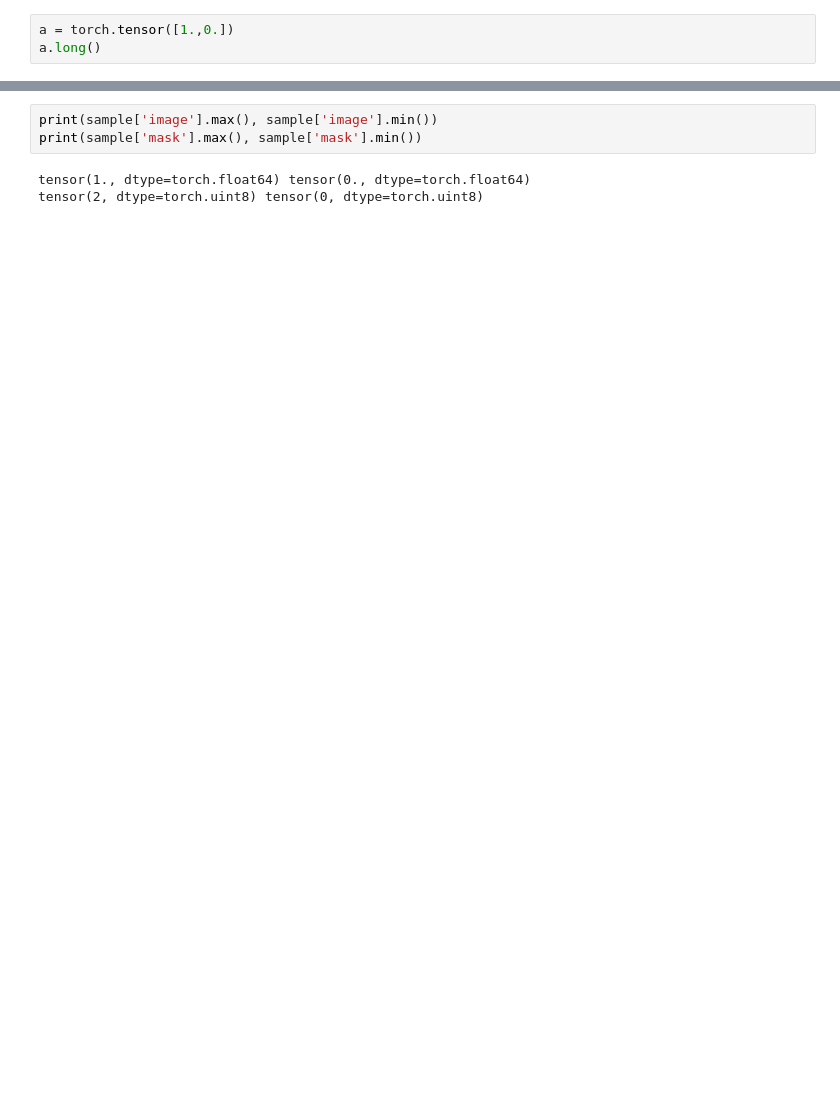
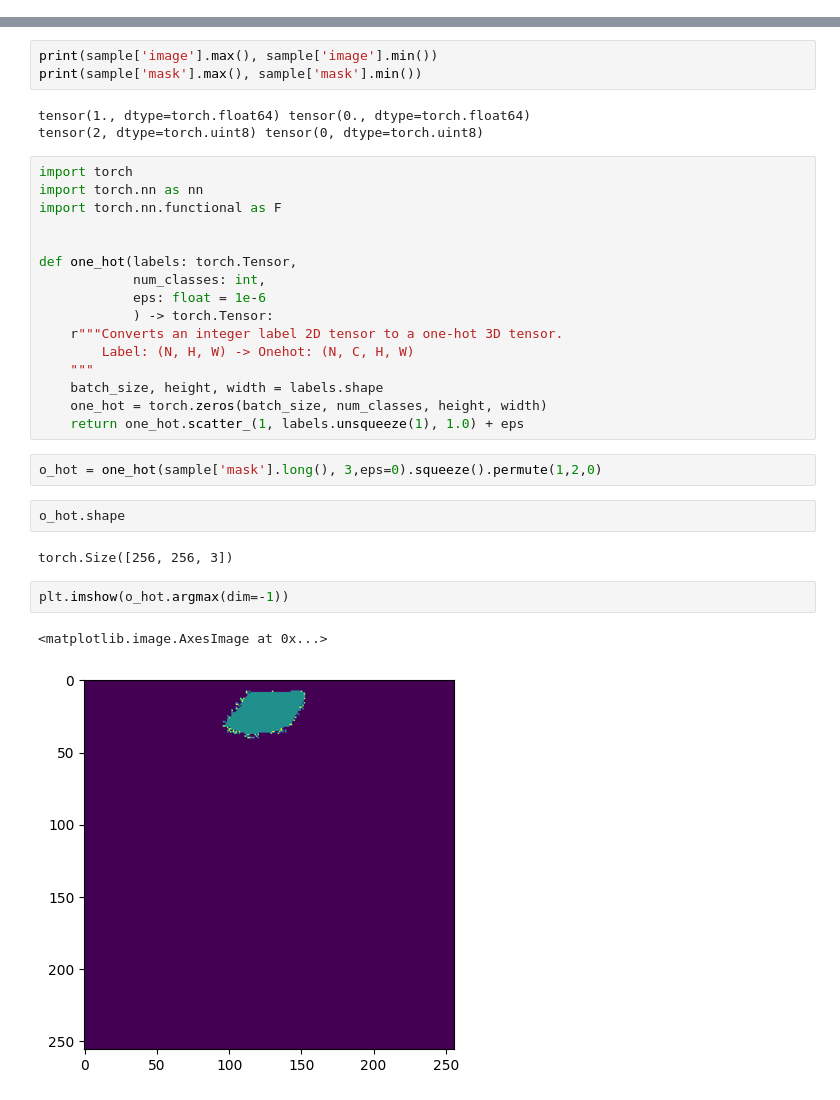
Before and after one commit to Dinhhoanghm/BKAI-IGH-NeoPolyp-, a Jupyter notebook: notebooks/test.ipynb, the cells around one changed output, grey strips where cells are left out. Saved outputs shown, nothing was run; the diff lists cells and outputs as text; blank space fills up the shorter version.

```diff
--- a/notebooks/test.ipynb
+++ b/notebooks/test.ipynb
@@ -43,3 +20,0 @@ tensor([[[0., 0., 0.,  ..., 0., 0., 0.],
-# %%
-a = torch.tensor([1.,0.])
-a.long()
@@ -59,3 +32,30 @@ print(sample['mask'].max(), sample['mask'].min())
 # %% [output]
 tensor(1., dtype=torch.float64) tensor(0., dtype=torch.float64)
 tensor(2, dtype=torch.uint8) tensor(0, dtype=torch.uint8)
+# %%
+import torch
+import torch.nn as nn
+import torch.nn.functional as F
+
+
+def one_hot(labels: torch.Tensor,
+            num_classes: int,
+            eps: float = 1e-6
+            ) -> torch.Tensor:
+    r"""Converts an integer label 2D tensor to a one-hot 3D tensor.
+        Label: (N, H, W) -> Onehot: (N, C, H, W)
+    """
+    batch_size, height, width = labels.shape
+    one_hot = torch.zeros(batch_size, num_classes, height, width)
+    return one_hot.scatter_(1, labels.unsqueeze(1), 1.0) + eps
+# %%
+o_hot = one_hot(sample['mask'].long(), 3,eps=0).squeeze().permute(1,2,0)
+# %%
+o_hot.shape
+# %% [output]
+torch.Size([256, 256, 3])
+# %%
+plt.imshow(o_hot.argmax(dim=-1))
+# %% [output]
+<matplotlib.image.AxesImage at 0x...>
+[figure, added]
```
Also changed, not shown: parts of 6 cells of this notebook, 1 other file.
